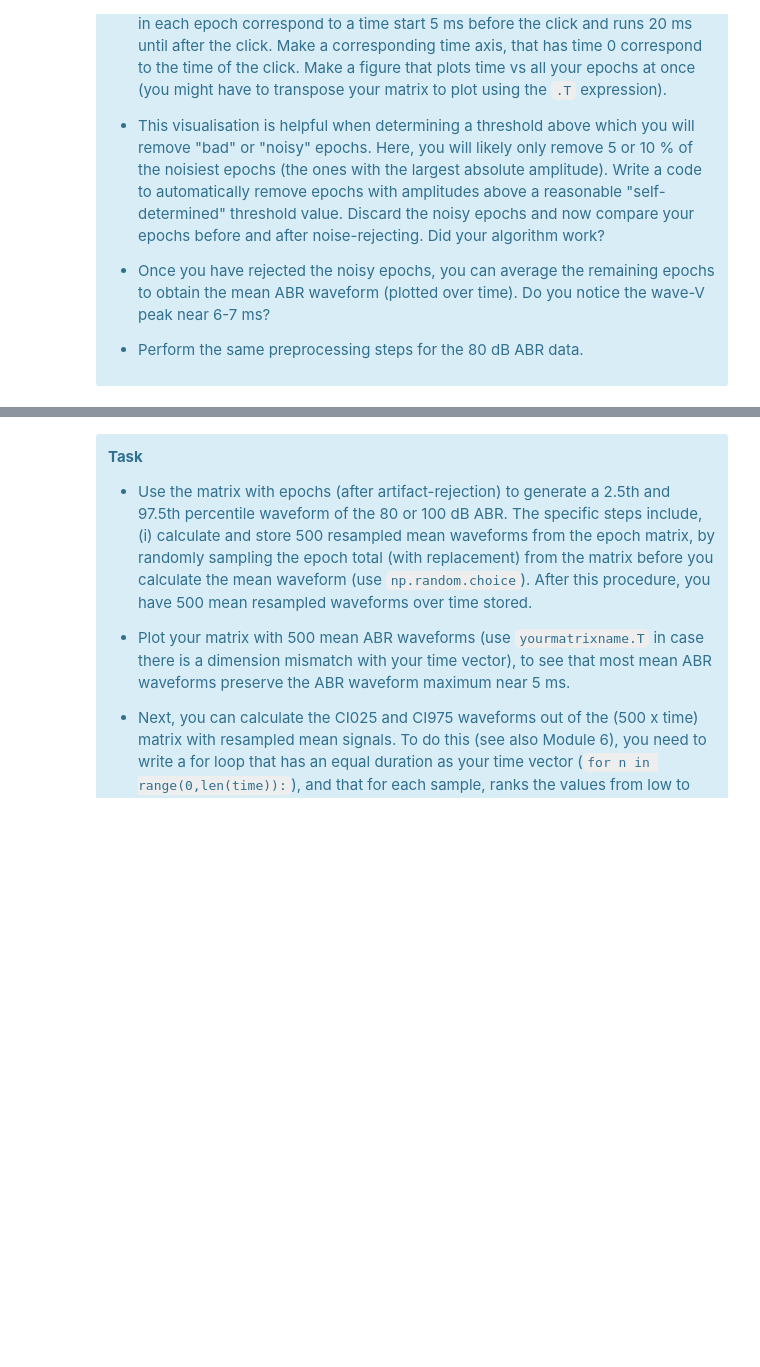
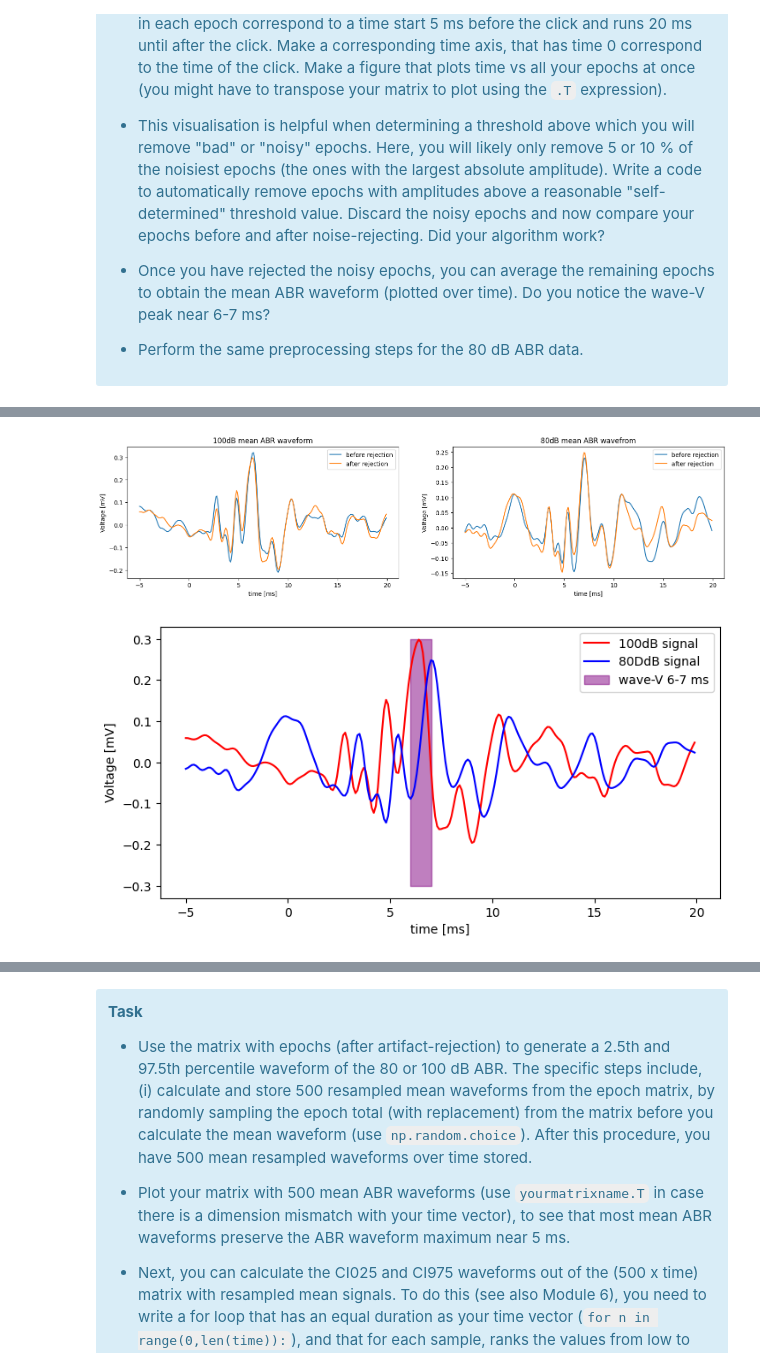
Before and after one commit to vbelpair/Ugent, a Jupyter notebook: Medical_Signal_Processing_and_Statistics/assignment_7/ex07.ipynb, the cells around one changed output, grey strips where cells are left out. Cells and saved outputs as stored; diff of their text form; code cells hidden in the pictures; blank space fills up the shorter version.

```diff
--- a/Medical_Signal_Processing_and_Statistics/assignment_7/ex07.ipynb
+++ b/Medical_Signal_Processing_and_Statistics/assignment_7/ex07.ipynb
@@ -262,0 +355,39 @@ print(indx)
+# %%
+t = t_100
+
+def calcutale_mean_ABR(epochs):
+    return np.mean(epochs, axis=0)
+
+noisy_mean_ABR_100, mean_ABR_100 = calcutale_mean_ABR(epochs_100), calcutale_mean_ABR(passed_epochs_100)
+noisy_mean_ABR_80, mean_ABR_80 = calcutale_mean_ABR(epochs_80), calcutale_mean_ABR(passed_epochs_80)
+
+fig = plt.figure(figsize=(18,4))
+ax = fig.add_subplot(121)
+plt.plot(t,noisy_mean_ABR_100)
+plt.plot(t,mean_ABR_100)
+plt.title("100dB mean ABR waveform")
+plt.xlabel("time [ms]")
+plt.ylabel("Voltage [mV]")
+plt.legend(["before rejection", "after rejection"])
+
+ax = fig.add_subplot(122)
+plt.plot(t,noisy_mean_ABR_80)
+plt.plot(t,mean_ABR_80)
+plt.title("80dB mean ABR wavefrom")
+plt.xlabel("time [ms]")
+plt.ylabel("Voltage [mV]")
+plt.legend(["before rejection", "after rejection"])
+plt.show()
+
+fig = plt.figure(figsize=(18,4))
+ax = fig.add_subplot(121)
+plt.plot(t,mean_ABR_100 ,color = "r")
+plt.plot(t,mean_ABR_80,color = "b")
+plt.fill_betweenx([-0.3,0.3], 6, 7, color='purple', alpha=0.5)
+plt.xlabel("time [ms]")
+plt.ylabel("Voltage [mV]")
+plt.legend(["100dB signal", "80DdB signal", "wave-V 6-7 ms"])
+plt.show()
+# %% [output]
+[figure, added]
+[figure, added]
```
Also changed, not shown: parts of 19 cells of this notebook, 1 other file.
